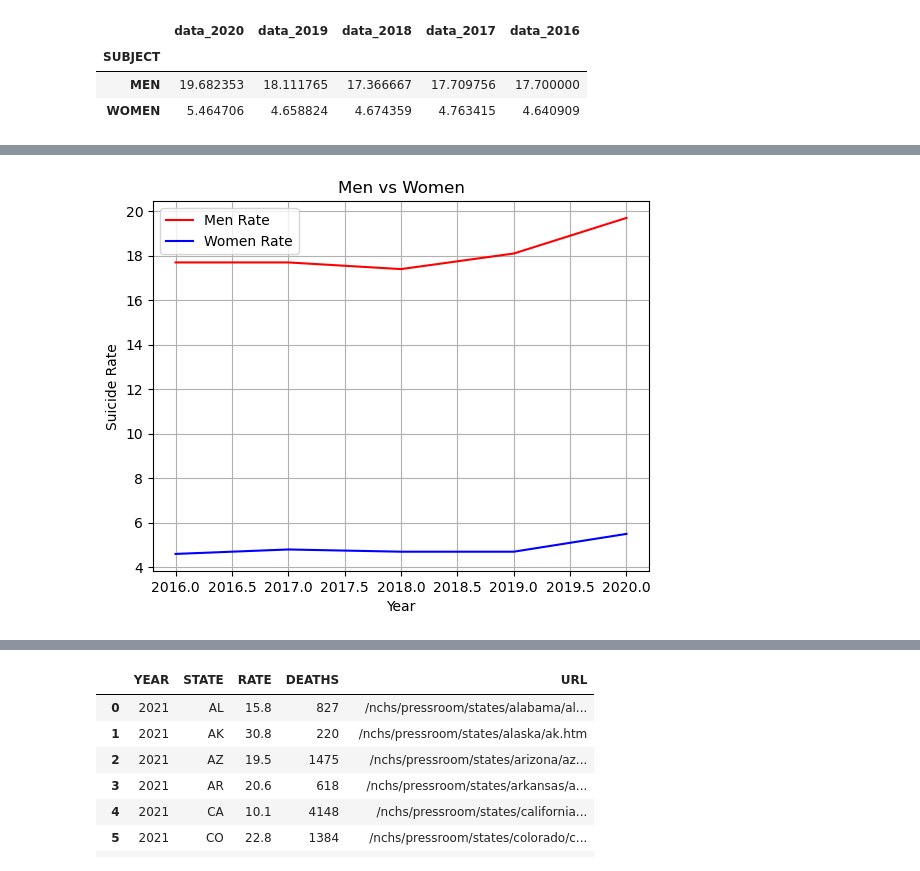
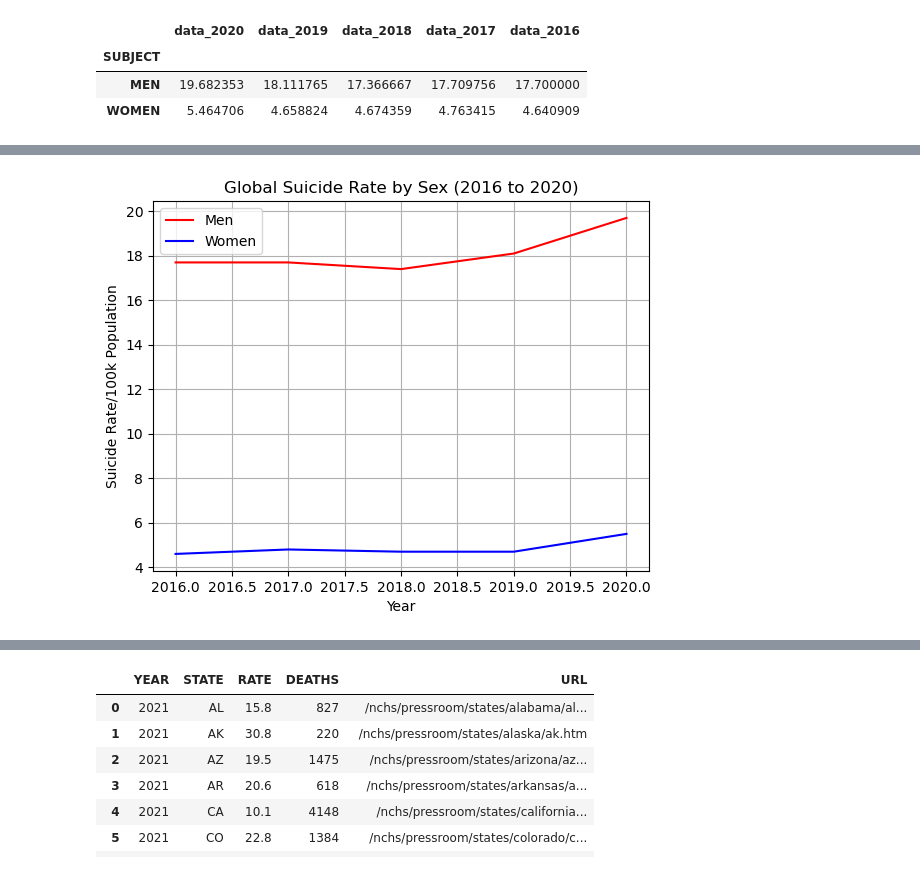
Before and after one commit to BirundhaVaratharajan/Project-1, a Jupyter notebook: Covid_on_Suicidalrate_Proj_1.ipynb, the cells around one changed output, grey strips where cells are left out. Drawn from its saved outputs; the diff is of its cells as text; code cells hidden in the pictures.

```diff
--- a/Covid_on_Suicidalrate_Proj_1.ipynb
+++ b/Covid_on_Suicidalrate_Proj_1.ipynb
@@ -260,19 +260,19 @@ Text(0, 0.5, 'Suicide Rate')
 # %%
 time = np.arange(2016, 2021, 1)
 men_data = [17.7, 17.7, 17.4, 18.1, 19.7]
 women_data = [4.6, 4.8, 4.7, 4.7, 5.5]
 
-Men, = plt.plot(time, men_data, color="red", label="Men Rate")
-Women, = plt.plot(time, women_data, color="blue", label="Women Rate")
+Men, = plt.plot(time, men_data, color="red", label="Men")
+Women, = plt.plot(time, women_data, color="blue", label="Women")
 
 
-plt.title("Men vs Women")
+plt.title("Global Suicide Rate by Sex (2016 to 2020)")
 plt.xlabel("Year")
-plt.ylabel("Suicide Rate")
+plt.ylabel("Suicide Rate/100k Population")
 plt.legend(handles=[Men, Women], loc="best")
 plt.grid()
 # %% [output]
-[figure, old version]
+[figure, new version]
 # %%
 
 countries = []
```
Also changed, not shown: parts of 5 cells of this notebook, 2 other files.
